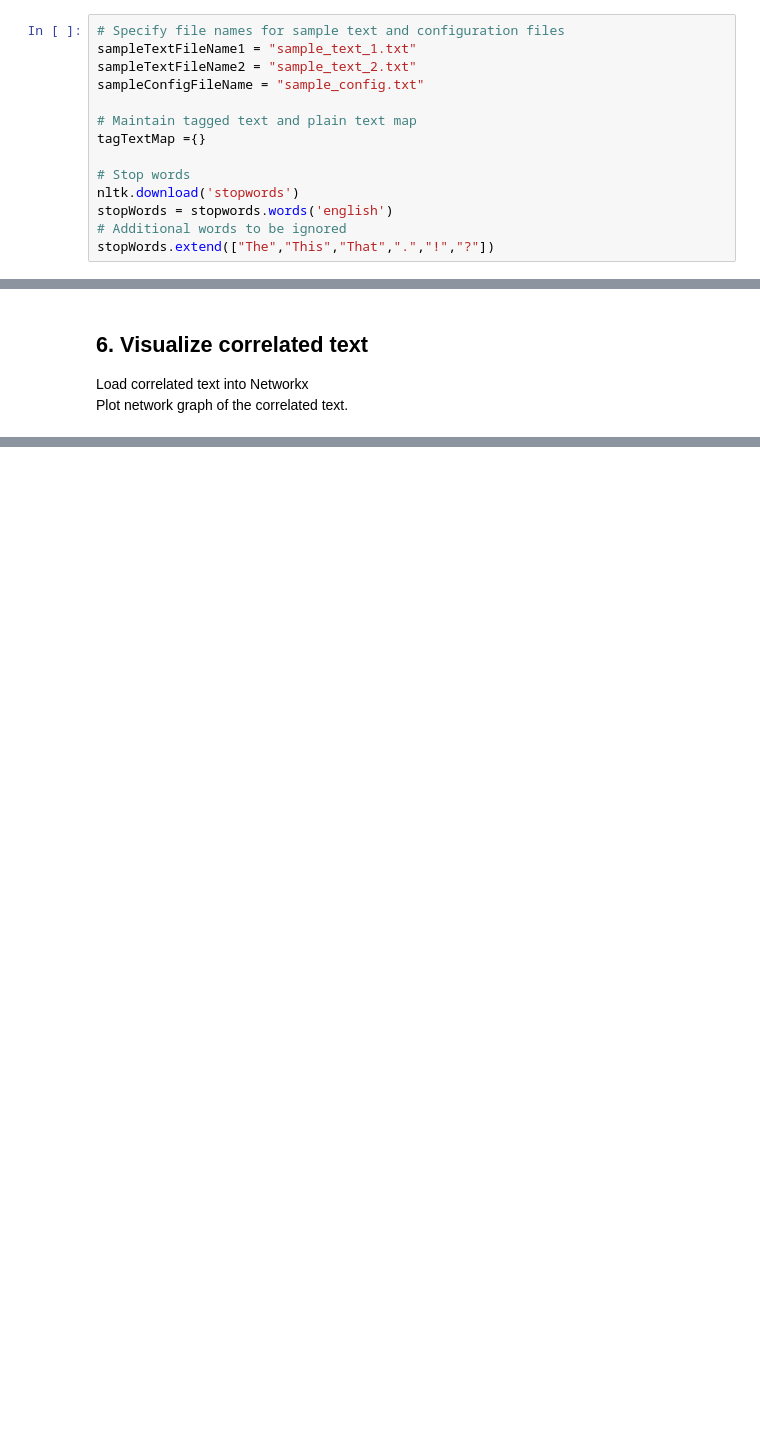
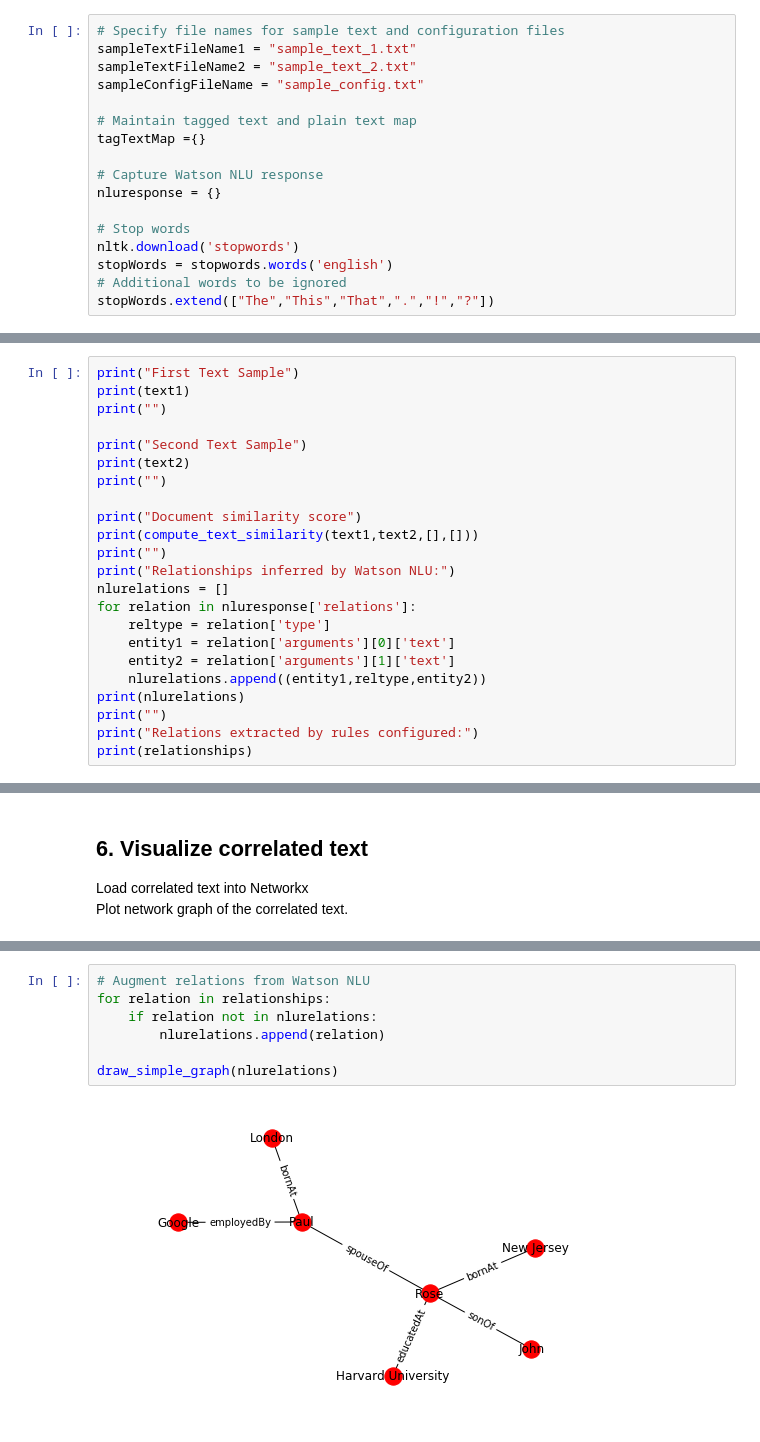
Before and after one commit to IBM/watson-document-co-relation, a Jupyter notebook: notebooks/watson_correlate_documents.ipynb, the cells around one changed output, grey strips where cells are left out. Cells and saved outputs as stored; diff of their text form; blank space fills up the shorter version.

```diff
--- a/notebooks/watson_correlate_documents.ipynb
+++ b/notebooks/watson_correlate_documents.ipynb
@@ -137,6 +134,9 @@ sampleConfigFileName = "sample_config.txt"
 # Maintain tagged text and plain text map
 tagTextMap ={}
 
+# Capture Watson NLU response
+nluresponse = {}
+
 # Stop words
 nltk.download('stopwords')
 stopWords = stopwords.words('english')
@@ -532,0 +521,23 @@ Entities and relations:
+# %%
+print("First Text Sample")
+print(text1)
+print("")
+
+print("Second Text Sample")
+print(text2)
+print("")
+
+print("Document similarity score")
+print(compute_text_similarity(text1,text2,[],[]))
+print("")
+print("Relationships inferred by Watson NLU:")
+nlurelations = []
+for relation in nluresponse['relations']:
+    reltype = relation['type']
+    entity1 = relation['arguments'][0]['text']
+    entity2 = relation['arguments'][1]['text']
+    nlurelations.append((entity1,reltype,entity2))
+print(nlurelations)
+print("")
+print("Relations extracted by rules configured:")
+print(relationships)
@@ -540,0 +565,9 @@ draw_simple_graph(relationships)
+# %%
+# Augment relations from Watson NLU
+for relation in relationships:
+    if relation not in nlurelations:
+        nlurelations.append(relation)
+
+draw_simple_graph(nlurelations)
+# %% [output]
+[figure, added]
```
Also changed, not shown: parts of 11 cells of this notebook.
